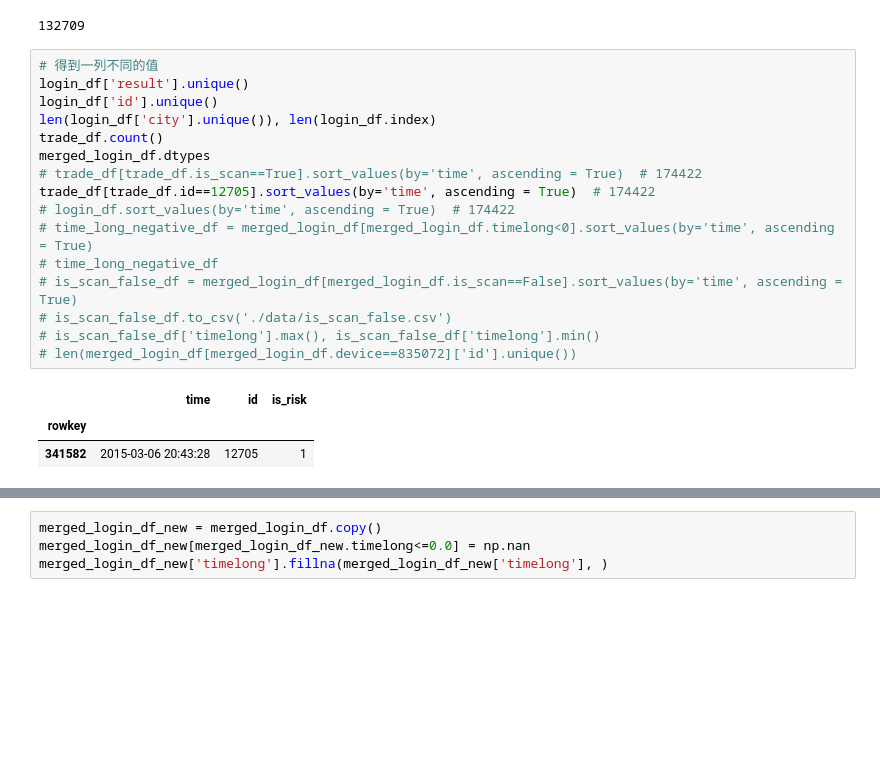
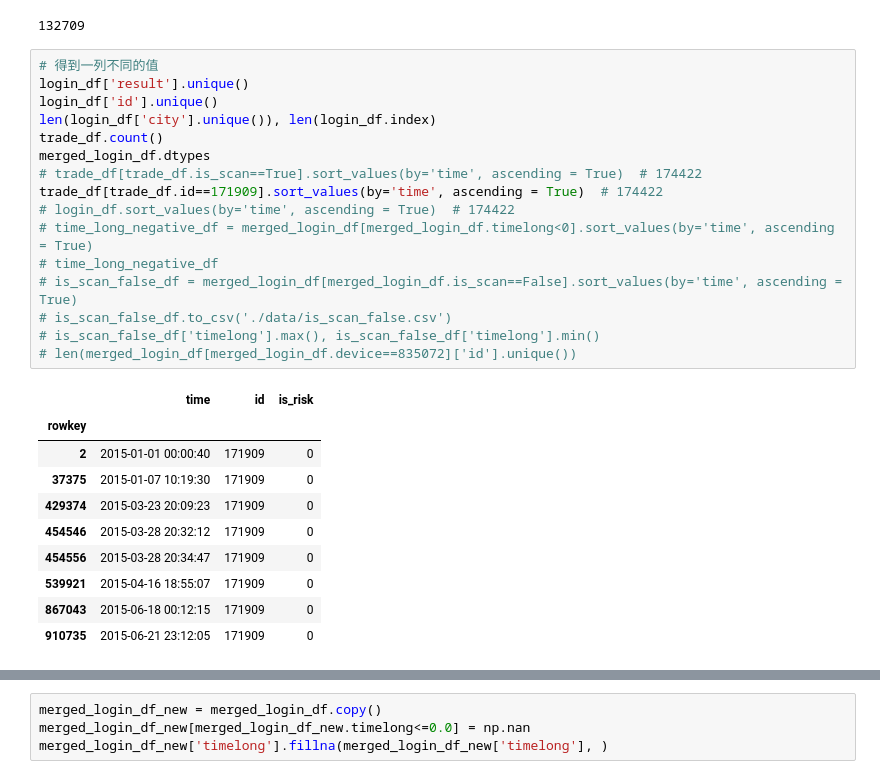
Before and after one commit to tusonggao/Kaggle_code, a Jupyter notebook: jd_contest/jd_contest.ipynb, the cells around one changed output, grey strips where cells are left out. Cells and saved outputs as stored; diff of their text form; blank space fills up the shorter version.

```diff
--- a/jd_contest/jd_contest.ipynb
+++ b/jd_contest/jd_contest.ipynb
@@ -63,21 +63,28 @@ month_sub_trade_df.shape[0]
 # %%
 # 得到一列不同的值
 login_df['result'].unique()
 login_df['id'].unique()
 len(login_df['city'].unique()), len(login_df.index)
 trade_df.count()
 merged_login_df.dtypes
 # trade_df[trade_df.is_scan==True].sort_values(by='time', ascending = True)  # 174422
-trade_df[trade_df.id==12705].sort_values(by='time', ascending = True)  # 174422
+trade_df[trade_df.id==171909].sort_values(by='time', ascending = True)  # 174422
 # login_df.sort_values(by='time', ascending = True)  # 174422
 # time_long_negative_df = merged_login_df[merged_login_df.timelong<0].sort_values(by='time', ascending = True)
 # time_long_negative_df
 # is_scan_false_df = merged_login_df[merged_login_df.is_scan==False].sort_values(by='time', ascending = True)
 # is_scan_false_df.to_csv('./data/is_scan_false.csv')
 # is_scan_false_df['timelong'].max(), is_scan_false_df['timelong'].min()
 # len(merged_login_df[merged_login_df.device==835072]['id'].unique())
 # %% [output]
 |  | time | id | is_risk |
 | rowkey |  |  |  |
-| 341582 | 2015-03-06 20:43:28 | 12705 | 1 |
+| 2 | 2015-01-01 00:00:40 | 171909 | 0 |
+| 37375 | 2015-01-07 10:19:30 | 171909 | 0 |
+| 429374 | 2015-03-23 20:09:23 | 171909 | 0 |
+| 454546 | 2015-03-28 20:32:12 | 171909 | 0 |
+| 454556 | 2015-03-28 20:34:47 | 171909 | 0 |
+| 539921 | 2015-04-16 18:55:07 | 171909 | 0 |
+| 867043 | 2015-06-18 00:12:15 | 171909 | 0 |
+| 910735 | 2015-06-21 23:12:05 | 171909 | 0 |
 # %%
```
Also changed, not shown: parts of 1 cell of this notebook, 4 other files.
